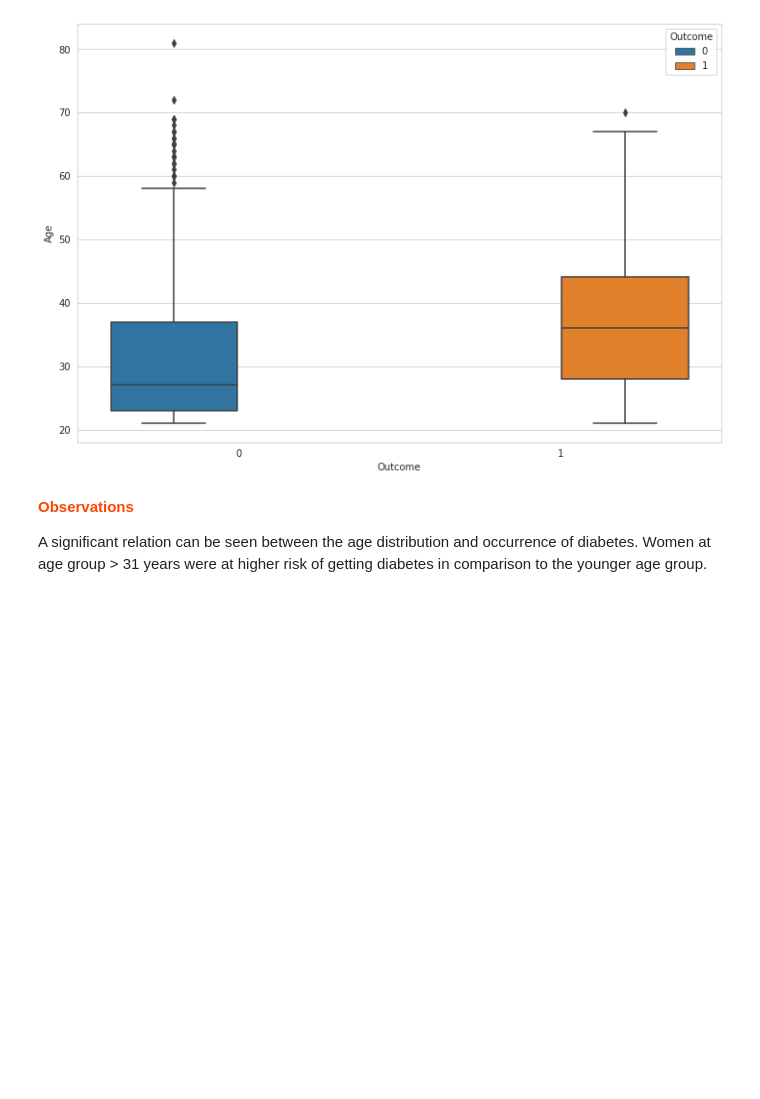
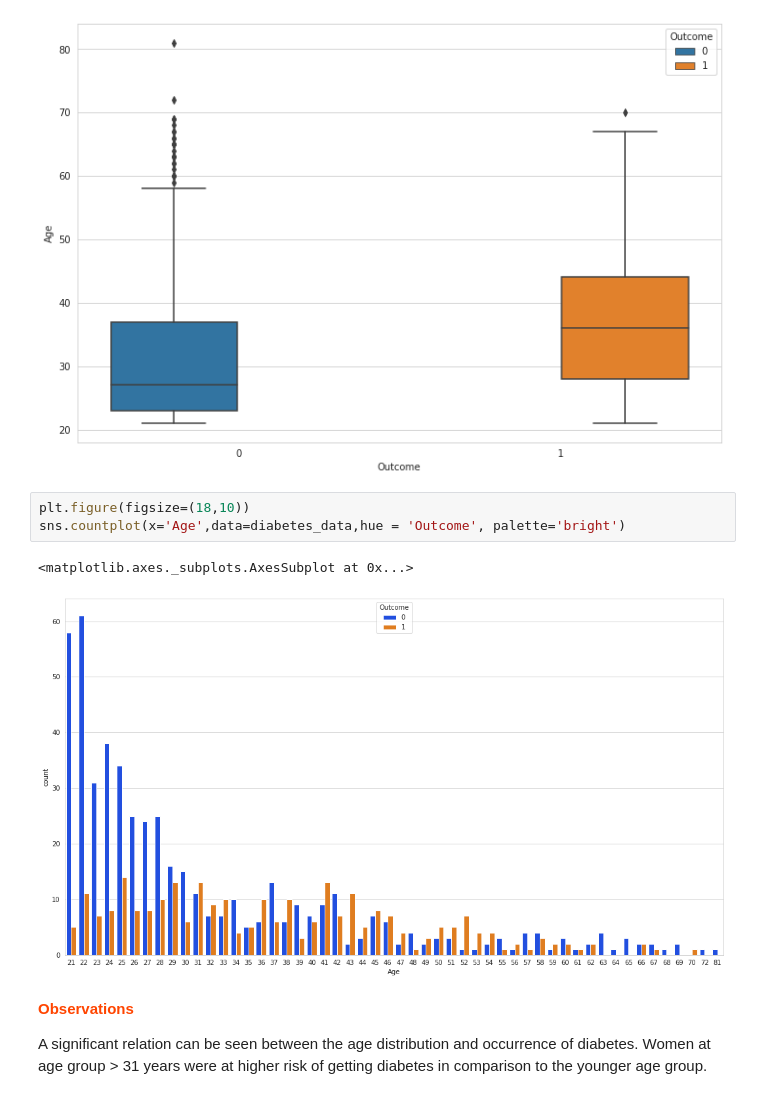
Before and after one commit to ModiAkshay1/fmml_assignments, a Jupyter notebook: module3_project.ipynb, the cells around one changed output. Saved outputs shown, nothing was run; the diff lists cells and outputs as text; blank space fills up the shorter version.

```diff
--- a/module3_project.ipynb
+++ b/module3_project.ipynb
@@ -250,6 +250,12 @@ sns.boxplot(x='Outcome', y='Age',data=diabetes_data, hue='Outcome')
 # %% [output]
 <matplotlib.axes._subplots.AxesSubplot at 0x...>
 [figure]
+# %%
+plt.figure(figsize=(18,10))
+sns.countplot(x='Age',data=diabetes_data,hue = 'Outcome', palette='bright')
+# %% [output]
+<matplotlib.axes._subplots.AxesSubplot at 0x...>
+[figure, added]
 # %% [markdown]
 <p style="font-weight: bold;color:#FF4500"><b>Observations</b></p>
 
```
